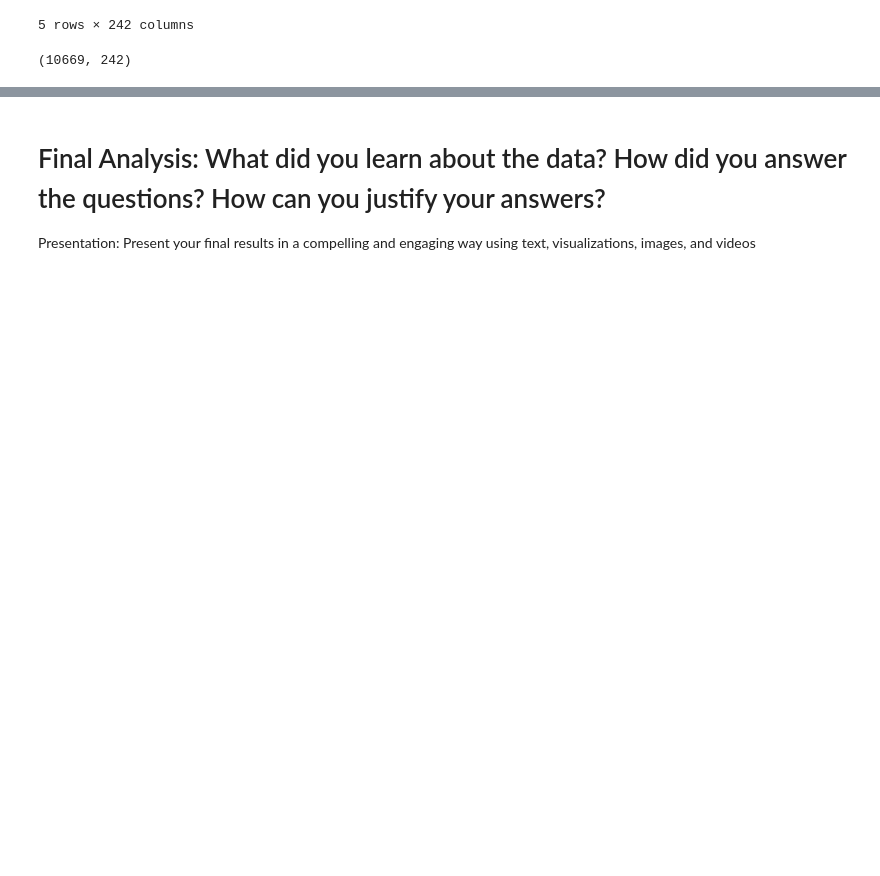
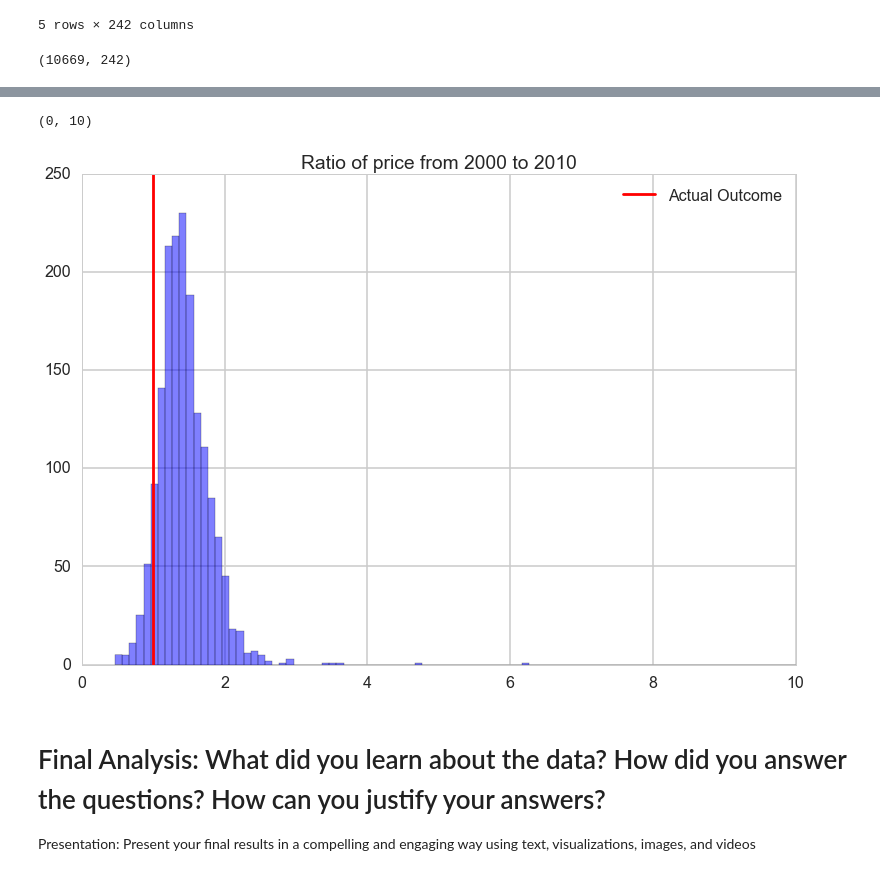
Before and after one commit to austinwu0/cs109-final-project, a Jupyter notebook: Process Book.ipynb, the cells around one changed output, grey strips where cells are left out. Saved outputs shown, nothing was run; the diff lists cells and outputs as text; code cells hidden in the pictures; blank space fills up the shorter version.

```diff
--- a/Process Book.ipynb
+++ b/Process Book.ipynb
@@ -39,3 +109,12 @@ zip_MSPPS.shape
+# %%
+plt.hist(zip_MSPPS_notNAN['pct_delta'].values, bins=np.arange(min(zip_MSPPS_notNAN['pct_delta'].values), max(zip_MSPPS_notNAN['pct_delta'].values) + .1, .1), color = 'b', alpha = 0.5)
+plt.axvline(1, 0, 1, color='r', label='Actual Outcome')
+plt.legend()
+plt.title('Ratio of price from 2000 to 2010 ')
+plt.xlim(0,10)
+# %% [output]
+(0, 10)
+[figure, added]
 # %% [markdown]
 # Final Analysis: What did you learn about the data? How did you answer the questions? How can you justify your answers?
 
```
Also changed, not shown: parts of 6 cells of this notebook, 2 other files.
